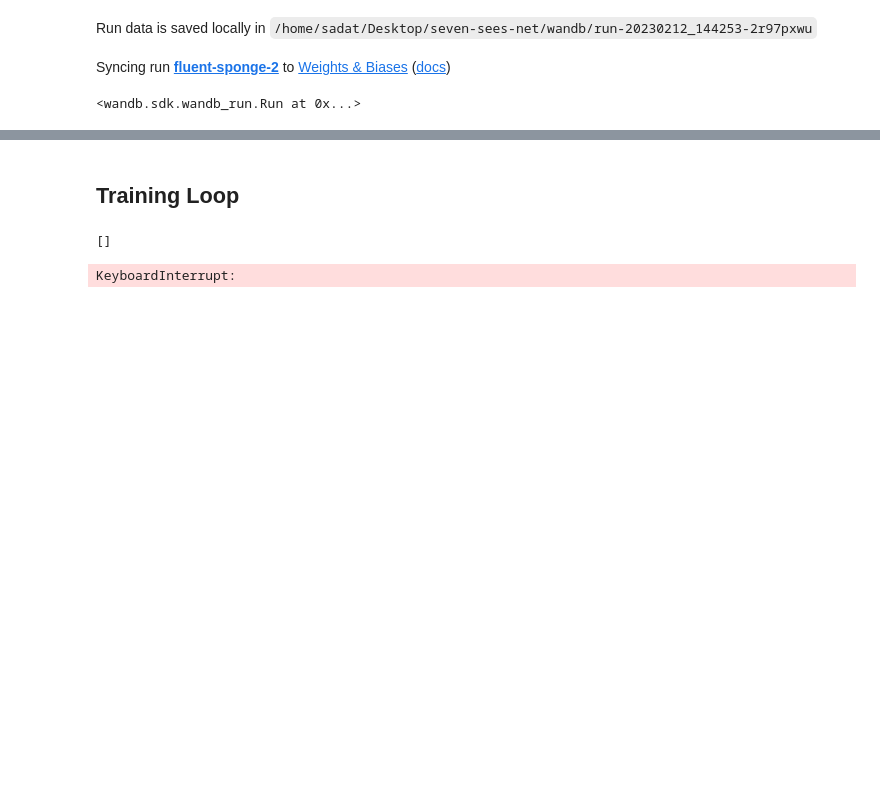
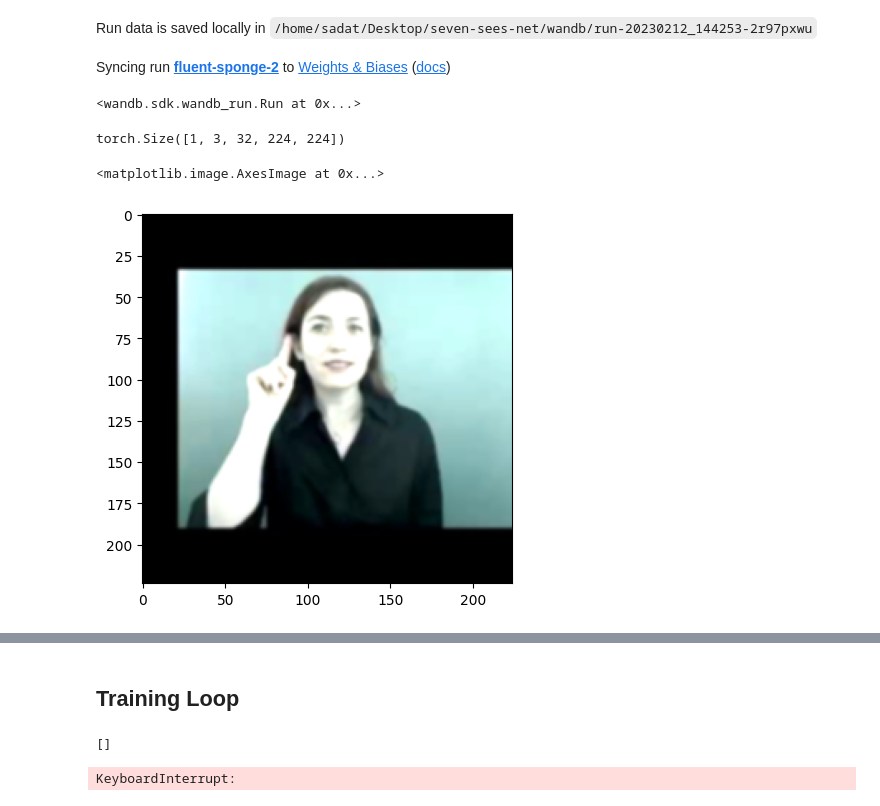
Before and after one commit to UoA-CARES/seven-sees-net, a Jupyter notebook: Multimodal Model.ipynb, the cells around one changed output, grey strips where cells are left out. Saved outputs shown, nothing was run; the diff lists cells and outputs as text; code cells hidden in the pictures; blank space fills up the shorter version.

```diff
--- a/Multimodal Model.ipynb
+++ b/Multimodal Model.ipynb
@@ -35,13 +36,14 @@ batch_size = 1
 
 os.makedirs(work_dir, exist_ok=True)
 # %%
-transforms = transform()
+transforms_train = transform(mode = 'train')
+transforms_test = transform(mode = 'test')
 
 train_dataset = MultiModalDataset(ann_file='data/wlasl10/train_annotations.txt',
                             root_dir='data/wlasl10/rawframes',
-                            clip_len=32,
+                            clip_len=32,#
                             resolution=224,
-                            transforms = transforms,
+                            transforms = transforms_train,
                             frame_interval=1,
                             num_clips=1
                             )
@@ -50,7 +52,7 @@ test_dataset = MultiModalDataset(ann_file='data/wlasl10/test_annotations.txt',
                             root_dir='data/wlasl10/rawframes',
                             clip_len=32,
                             resolution=224,
-                            transforms = transforms,
+                            transforms = transforms_test,
                             frame_interval=1,
                             num_clips=1
                             )
@@ -59,13 +61,17 @@ test_dataset = MultiModalDataset(ann_file='data/wlasl10/test_annotations.txt',
 train_loader = torch.utils.data.DataLoader(dataset=train_dataset,
                                     batch_size=batch_size,
                                     shuffle=True,
-                                    num_workers=4,
+                                    num_workers=1,
                                     pin_memory=True)
 
 test_loader = torch.utils.data.DataLoader(dataset=test_dataset,
                                     batch_size=1,
                                     shuffle=True,
-                                    num_workers=4,
+                                    num_workers=1,
                                     pin_memory=True)
 # %%
-rgb, _, face, left_hand, right_hand, depth, flow, pose,  label = next(iter(test_loader))
+rgb, _, face, left_hand, right_hand, depth, flow, pose,  label = next(iter(train_loader))
+# %%
+rgb.shape
+# %% [output]
+torch.Size([1, 3, 32, 224, 224])
@@ -72,3 +80,8 @@ rgb, _, face, left_hand, right_hand, depth, flow, pose,  label = next(iter(test_
+# %%
+plt.imshow(rgb.permute(0,2,3,4,1)[0][10].cpu().numpy())
+# %% [output]
+<matplotlib.image.AxesImage at 0x...>
+[figure, added]
 # %%
 from model.seven_seas_net import SevenSeesNet
 
```
Also changed, not shown: parts of 3 cells of this notebook, 8 other files.
